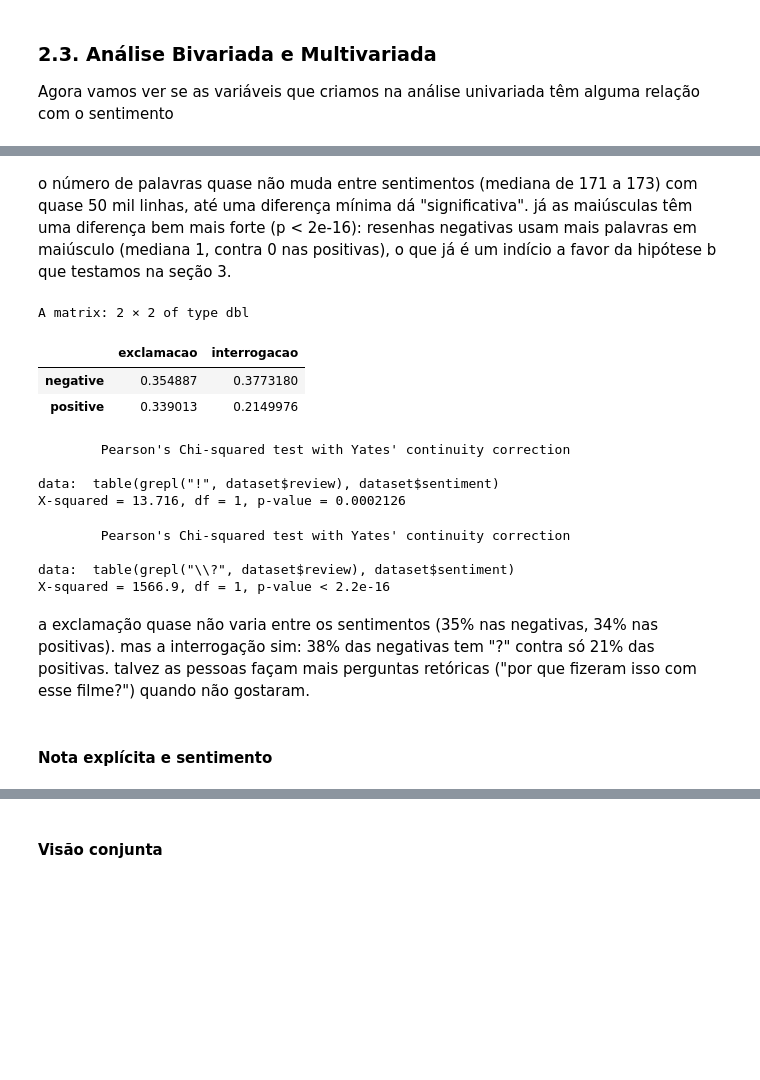
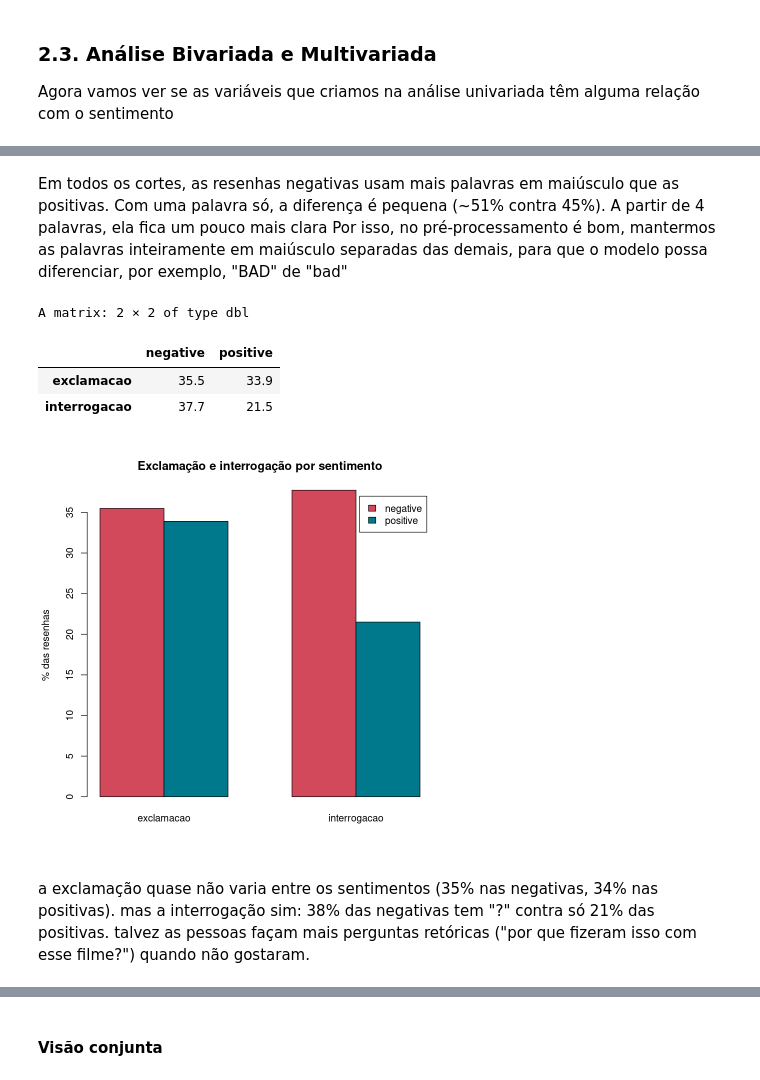
Before and after one commit to AmandaTrinity/estatistica, a Jupyter notebook: main.ipynb, the cells around one changed output, grey strips where cells are left out. Saved outputs shown, nothing was run; the diff lists cells and outputs as text; code cells hidden in the pictures; blank space fills up the shorter version.

```diff
--- a/main.ipynb
+++ b/main.ipynb
@@ -136,8 +159,4 @@ Algumas características de estilo podem indicar emoção na escrita. Vamos medi
 # %%
-# fração de resenhas com pelo menos um "!" e com pelo menos um "?"
-mean(grepl("!", dataset$review))
-mean(grepl("\\?", dataset$review))
-
-# palavras inteiras em maiúsculo(2+)
-dataset$n_upper <- stringr::str_count(dataset$review, "\\b[A-Z]{2,}\\b")
-table(cut(dataset$n_upper, c(-1, 0, 1, 3, 10, Inf), labels = c("0", "1", "2-3", "4-10", "> 10")))
+dataset$has_excl  <- grepl("!", dataset$review)
+dataset$has_quest <- grepl("\\?", dataset$review)
+dataset$n_upper   <- stringr::str_count(dataset$review, "\\b[A-Z]{2,}\\b")
@@ -155,13 +182,10 @@ vi que muitas pessoas escrevem a própria nota, tipo "7/10". Vamos ver quantas f
 # %%
 padrao_nota <- "\\b(10|[0-9])(\\.[0-9])?\\s*/\\s*10\\b"
 
-dataset$has_rating <- grepl(padrao_nota, dataset$review)
-dataset$rating <- NA
-dataset$rating[dataset$has_rating] <- as.numeric(sub("\\s*/.*", "", regmatches(dataset$review, regexpr(padrao_nota, dataset$review))))
+# extrai o número antes do "/10" das resenhas que têm esse padrão
+notas <- as.numeric(sub("\\s*/.*", "", regmatches(dataset$review, regexpr(padrao_nota, dataset$review))))
 
-sum(dataset$has_rating)
-mean(dataset$has_rating)
-
-hist(dataset$rating, breaks = -0.5:10.5, main = "Notas escritas no texto (x/10)", xlab = "Nota")
+length(notas)   # quantas resenhas têm nota
+hist(notas, breaks = -0.5:10.5, main = "Notas escritas no texto (x/10)", xlab = "Nota")
 # %% [output]
 [1] 2941
@@ -171,0 +197,11 @@ Cerca de 6% das resenhas trazem uma nota no formato "x/10". essa nota funciona q
+# %%
+# is_sequel_or_remake = TRUE se a crítica menciona "sequel" ou "remake"
+dataset$is_sequel_or_remake <- grepl("sequel|remake", dataset$review, ignore.case = TRUE)
+
+# quantas críticas mencionam e qual a fração da base
+table(dataset$is_sequel_or_remake)
+mean(dataset$is_sequel_or_remake)
+
+barplot(table(dataset$is_sequel_or_remake), col = "grey60",
+        names.arg = c("não menciona", "menciona sequel/remake"),
+        main = "Críticas que mencionam sequel/remake", ylab = "Críticas")
@@ -182,25 +243,21 @@ boxplot(n_upper ~ sentiment, data = dataset, outline = FALSE, main = "Palavras e
 # %% [markdown]
-o número de palavras quase não muda entre sentimentos (mediana de 171 a 173) com quase 50 mil linhas, até uma diferença mínima dá "significativa". já as maiúsculas têm uma diferença bem mais forte (p < 2e-16): resenhas negativas usam mais palavras em maiúsculo (mediana 1, contra 0 nas positivas), o que já é um indício a favor da hipótese b que testamos na seção 3.
+Em todos os cortes, as resenhas negativas usam mais palavras em maiúsculo que as positivas. Com uma palavra só, a diferença é pequena (~51% contra 45%). A partir de 4 palavras, ela fica um pouco mais clara
+Por isso, no pré-processamento é bom, mantermos as palavras inteiramente em maiúsculo separadas das demais, para que o modelo possa diferenciar, por exemplo, "BAD" de "bad"
 # %%
-# fração de resenhas com "!" e "?" por sentimento
-sapply(c(exclamacao = "!", interrogacao = "\\?"), function(p) tapply(grepl(p, dataset$review), dataset$sentiment, mean))
+# % de resenhas com "!" e com "?" em cada sentimento
+pct <- rbind(
+  exclamacao   = tapply(dataset$has_excl,  dataset$sentiment, mean),
+  interrogacao = tapply(dataset$has_quest, dataset$sentiment, mean)
+) * 100
+round(pct, 1)
 
-chisq.test(table(grepl("!", dataset$review), dataset$sentiment))
-chisq.test(table(grepl("\\?", dataset$review), dataset$sentiment))
+barplot(t(pct), beside = TRUE, col = cores, legend.text = TRUE,
+        ylab = "% das resenhas", main = "Exclamação e interrogação por sentimento")
 # %% [output]
 A matrix: 2 × 2 of type dbl
-|  | exclamacao | interrogacao |
-| negative | 0.354887 | 0.3773180 |
-| positive | 0.339013 | 0.2149976 |
+|  | negative | positive |
+| exclamacao | 35.5 | 33.9 |
+| interrogacao | 37.7 | 21.5 |
-        Pearson's Chi-squared test with Yates' continuity correction
-
-data:  table(grepl("!", dataset$review), dataset$sentiment)
-X-squared = 13.716, df = 1, p-value = 0.0002126
-        Pearson's Chi-squared test with Yates' continuity correction
-
-data:  table(grepl("\\?", dataset$review), dataset$sentiment)
-X-squared = 1566.9, df = 1, p-value < 2.2e-16
+[figure, added]
 # %% [markdown]
 a exclamação quase não varia entre os sentimentos (35% nas negativas, 34% nas positivas). mas a interrogação sim: 38% das negativas tem "?" contra só 21% das positivas. talvez as pessoas façam mais perguntas retóricas ("por que fizeram isso com esse filme?") quando não gostaram.
-# %% [markdown]
-#### Nota explícita e sentimento
```
Also changed, not shown: parts of 42 cells of this notebook, 2 other files.
